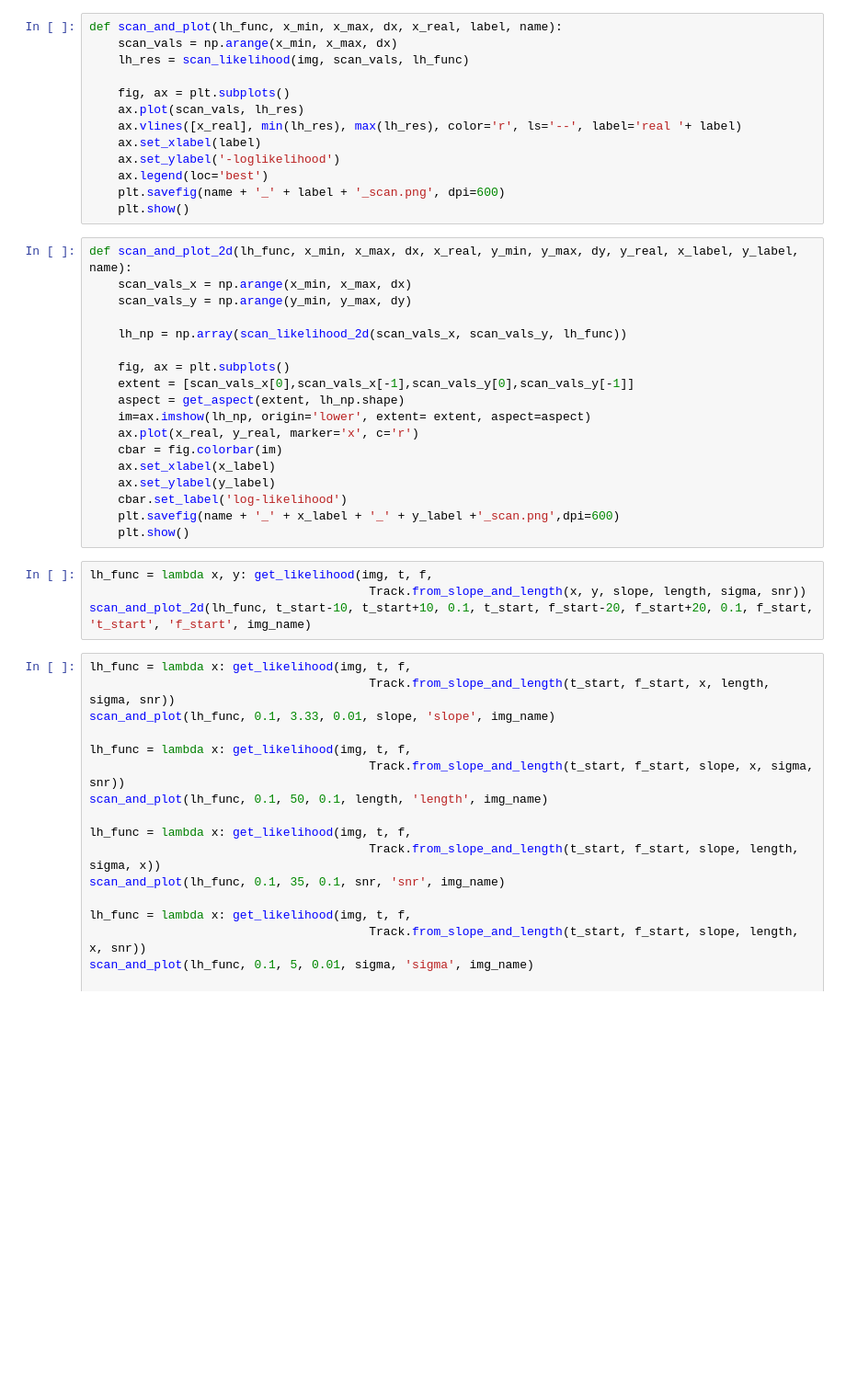
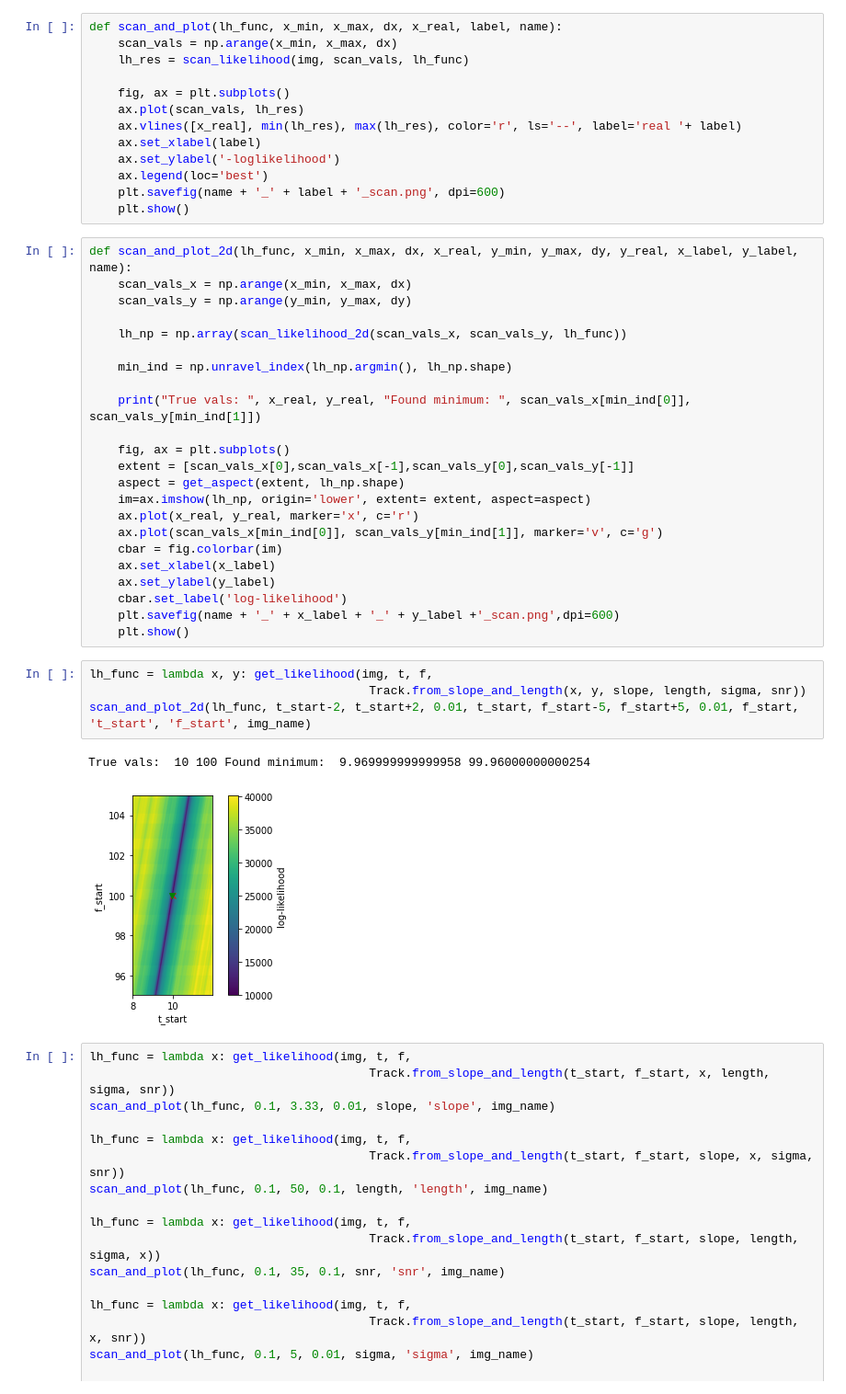
Before and after one commit to MCFlowMace/Track-Likelihood-Fit, a Jupyter notebook: notebooks/likelihood_fit.ipynb, the cells around one changed output. Shown at 92% size. Saved outputs shown, nothing was run; the diff lists cells and outputs as text; blank space fills up the shorter version.

```diff
--- a/notebooks/likelihood_fit.ipynb
+++ b/notebooks/likelihood_fit.ipynb
@@ -189,11 +206,16 @@ def scan_and_plot_2d(lh_func, x_min, x_max, dx, x_real, y_min, y_max, dy, y_real
 
     lh_np = np.array(scan_likelihood_2d(scan_vals_x, scan_vals_y, lh_func))
 
+    min_ind = np.unravel_index(lh_np.argmin(), lh_np.shape)
+
+    print("True vals: ", x_real, y_real, "Found minimum: ", scan_vals_x[min_ind[0]], scan_vals_y[min_ind[1]])
+
     fig, ax = plt.subplots()
     extent = [scan_vals_x[0],scan_vals_x[-1],scan_vals_y[0],scan_vals_y[-1]]
     aspect = get_aspect(extent, lh_np.shape)
     im=ax.imshow(lh_np, origin='lower', extent= extent, aspect=aspect)
     ax.plot(x_real, y_real, marker='x', c='r')
+    ax.plot(scan_vals_x[min_ind[0]], scan_vals_y[min_ind[1]], marker='v', c='g')
     cbar = fig.colorbar(im)
     ax.set_xlabel(x_label)
     ax.set_ylabel(y_label)
@@ -203,7 +225,10 @@ def scan_and_plot_2d(lh_func, x_min, x_max, dx, x_real, y_min, y_max, dy, y_real
 # %%
 lh_func = lambda x, y: get_likelihood(img, t, f,
                                        Track.from_slope_and_length(x, y, slope, length, sigma, snr))
-scan_and_plot_2d(lh_func, t_start-10, t_start+10, 0.1, t_start, f_start-20, f_start+20, 0.1, f_start, 't_start', 'f_start', img_name)
+scan_and_plot_2d(lh_func, t_start-2, t_start+2, 0.01, t_start, f_start-5, f_start+5, 0.01, f_start, 't_start', 'f_start', img_name)
+# %% [output]
+True vals:  10 100 Found minimum:  9.969999999999958 99.96000000000254
+[figure, added]
 # %%
 lh_func = lambda x: get_likelihood(img, t, f,
                                        Track.from_slope_and_length(t_start, f_start, x, length, sigma, snr))
```
Also changed, not shown: parts of 4 cells of this notebook.
